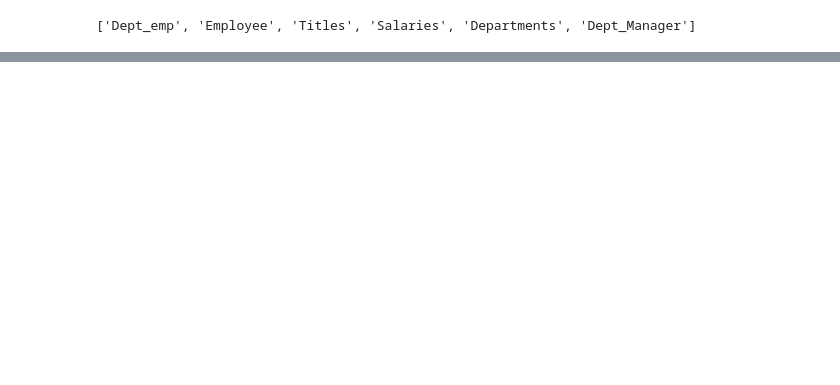
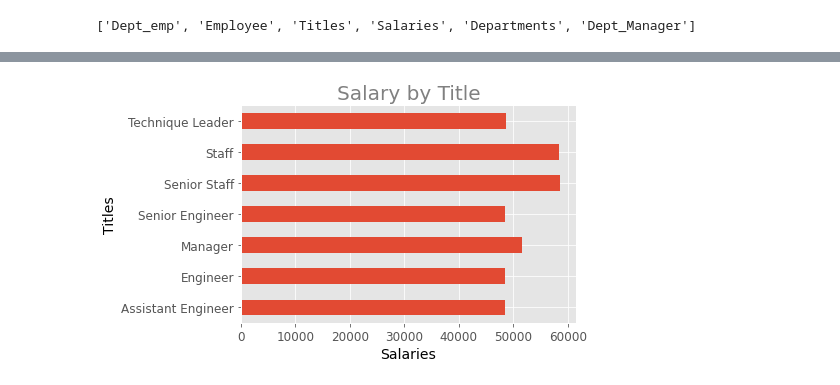
Before and after one commit to Jorgehdzdata/SQL-CHALLENGE, a Jupyter notebook: Bonus_SQLALCHEMY.ipynb, the cells around one changed output, grey strips where cells are left out. Cells and saved outputs as stored; diff of their text form; code cells hidden in the pictures; blank space fills up the shorter version.

```diff
--- a/Bonus_SQLALCHEMY.ipynb
+++ b/Bonus_SQLALCHEMY.ipynb
@@ -42,0 +70,29 @@ first_row.__dict__
+# %%
+#THIS IS TO CREATE THE MIRROR TABLES THAT WILL BE JOINED
+Employee = Base.classes.Employee
+Titles = Base.classes.Titles
+Salaries = Base.classes.Salaries
+
+#JOIN THE MIRRORED TABLES TO GENERATE THE DATAFRAME THAT WILL USED TO GET THE AVERAGE SALARY BY TITLE
+join = session.query( Employee ,Titles, Salaries ).filter(Employee.emp_title_id == Titles.title_id).filter(Employee.emp_no == Salaries.emp_no).statement
+
+# START THE SESSION FOR THE MIRRORED TABLES
+joindf = pd.read_sql_query(join, session.bind)
+
+# CAST THE SALARY AS FLOAT TO AVG THE THE SALARY AND ALSO REMOVED THE "$ ," SYMBOLS
+joindf['salary_n'] = joindf.salary.replace('[\$,]', '', regex=True).astype(float)
+
+# GET THE MEAN OF THE SALARY BY TITLE
+df = joindf[['salary_n', 'title']].groupby('title').mean().round(2)
+
+#df.head(10)
+# %%
+#plt.figure(figsize=(10,6),facecolor='lightgray',edgecolor='blue')
+df.plot(kind='barh' , title= 'Sal by Ti', legend=False, fontsize=12)
+plt.style.use('ggplot')
+plt.title('Salary by Title', size= 20, color='Gray')
+plt.ylabel('Titles', color='black', fontsize=14)
+plt.xlabel('Salaries', color='black', fontsize=14)
+plt.show()
+# %% [output]
+[figure, added]
```
Also changed, not shown: parts of 6 cells of this notebook, 1 other file.
